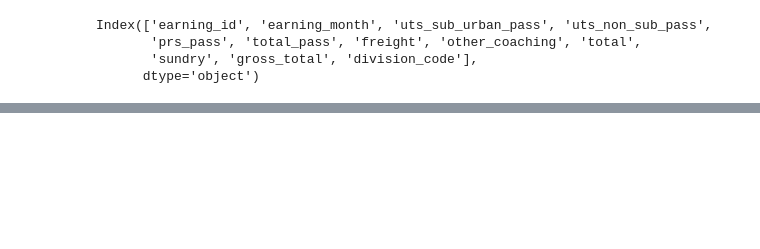
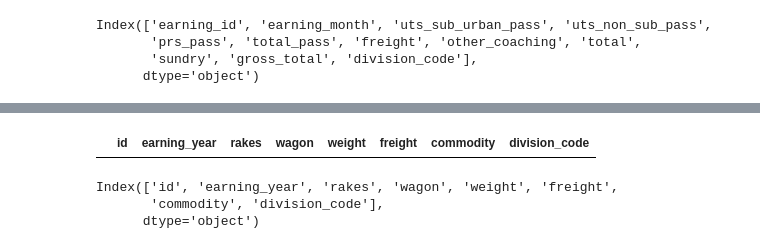
Before and after one commit to nitin7478/Railway-Statistics-Dashboard-Streamlit, a Jupyter notebook: database_notebooks/view_records.ipynb, the cells around one changed output, grey strips where cells are left out. Drawn from its saved outputs; the diff is of its cells as text; code cells hidden in the pictures; blank space fills up the shorter version.

Commit message:
goods completed

```diff
--- a/database_notebooks/view_records.ipynb
+++ b/database_notebooks/view_records.ipynb
@@ -108,5 +108,3 @@ Index(['earning_id', 'earning_month', 'uts_sub_urban_pass', 'uts_non_sub_pass',
        'prs_pass', 'total_pass', 'freight', 'other_coaching', 'total',
        'sundry', 'gross_total', 'division_code'],
       dtype='object')
-# %%
-earnings_df['earning_month'] = pd.to_datetime(earnings_df['earning_month'])
@@ -243 +217,50 @@ previous_financial_year_data
+# %%
+import os
+import pandas as pd
+from dotenv import load_dotenv
+from sqlalchemy import create_engine, text
+
+# Load environment variables from .env file
+load_dotenv()
+
+# Access the database connection details
+DB_HOST = os.getenv("DB_HOST")
+DB_PORT = os.getenv("DB_PORT")
+DB_NAME = os.getenv("DB_NAME")
+DB_USER = os.getenv("DB_USER")
+DB_PASSWORD = os.getenv("DB_PASSWORD")
+
+# Define the database connection URI
+DB_URI = f"postgresql://{DB_USER}:{DB_PASSWORD}@{DB_HOST}:{DB_PORT}/{DB_NAME}"
+
+# Create a SQLAlchemy engine
+engine = create_engine(DB_URI)
+
+conn = engine.connect()
+
+# Define function to load division earnings data
+def load_division_target_data(selected_division):
+    # Execute the query and read into a DataFrame
+    selected_division = selected_division.lower()
+    select_query = text(f"SELECT * FROM division_target WHERE division_code = '{selected_division}'")
+    earnings_df = pd.read_sql_query(select_query, conn)
+    return earnings_df
+# Define function to load division earnings data
+def load_division_target_data(selected_division):
+    # Execute the query and read into a DataFrame
+    selected_division = selected_division.lower()
+    select_query = text(f"SELECT * FROM division_goods_commodity_outward WHERE division_code = '{selected_division}'")
+    earnings_df = pd.read_sql_query(select_query, conn)
+    return earnings_df
+# Example usage
+target_df = load_division_target_data("Pune")
+target_df.head(25)
+# %% [output]
+|  | id | earning_year | rakes | wagon | weight | freight | commodity | division_code |
+# %%
+target_df.columns
+# %% [output]
+Index(['id', 'earning_year', 'rakes', 'wagon', 'weight', 'freight',
+       'commodity', 'division_code'],
+      dtype='object')
 # %%
```
Also changed, not shown: parts of 21 cells of this notebook, 17 other files.
